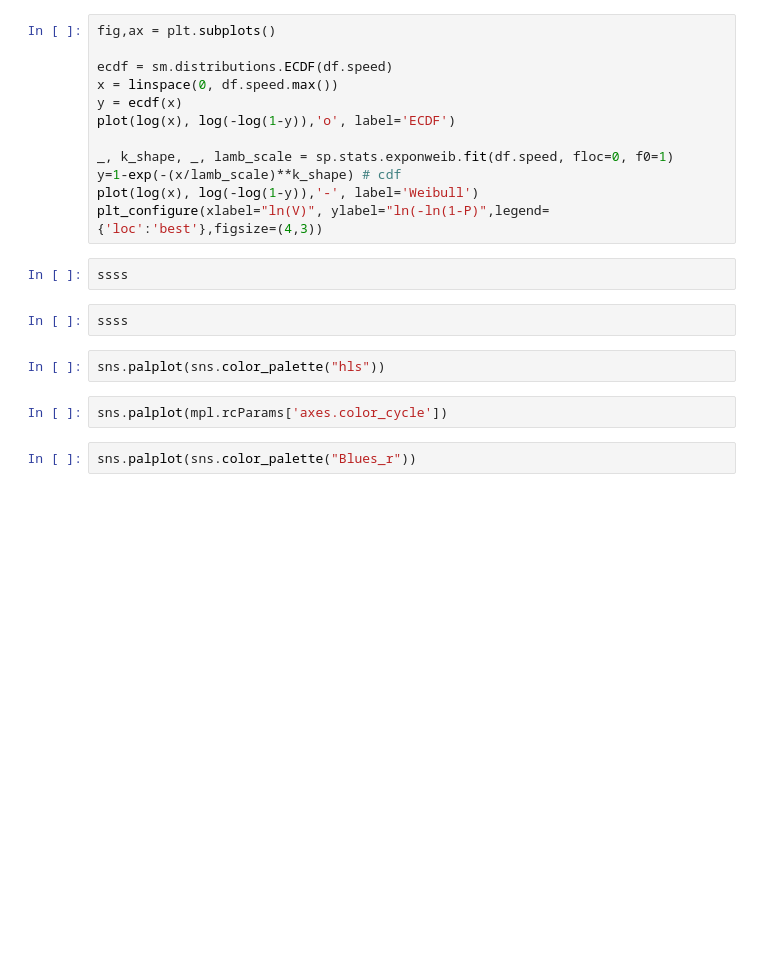
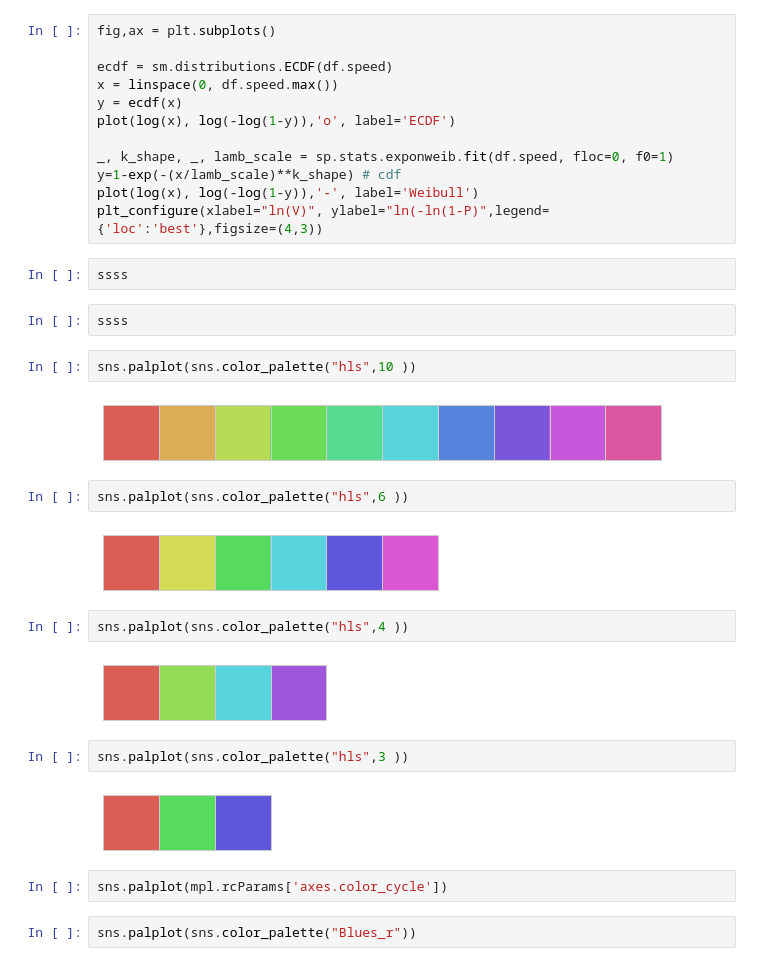
Before and after one commit to cqcn1991/Wind-Speed-Analysis, a Jupyter notebook: playground.ipynb, the cells around one changed output. Saved outputs shown, nothing was run; the diff lists cells and outputs as text; blank space fills up the shorter version.

```diff
--- a/playground.ipynb
+++ b/playground.ipynb
@@ -91,7 +129,21 @@ ssss
 # %%
 ssss
 # %%
-sns.palplot(sns.color_palette("hls"))
+sns.palplot(sns.color_palette("hls",10 ))
+# %% [output]
+[figure, added]
+# %%
+sns.palplot(sns.color_palette("hls",6 ))
+# %% [output]
+[figure, added]
+# %%
+sns.palplot(sns.color_palette("hls",4 ))
+# %% [output]
+[figure, added]
+# %%
+sns.palplot(sns.color_palette("hls",3 ))
+# %% [output]
+[figure, added]
 # %%
 sns.palplot(mpl.rcParams['axes.color_cycle'])
 # %%
```
Also changed, not shown: parts of 25 cells of this notebook, 14 other files.
